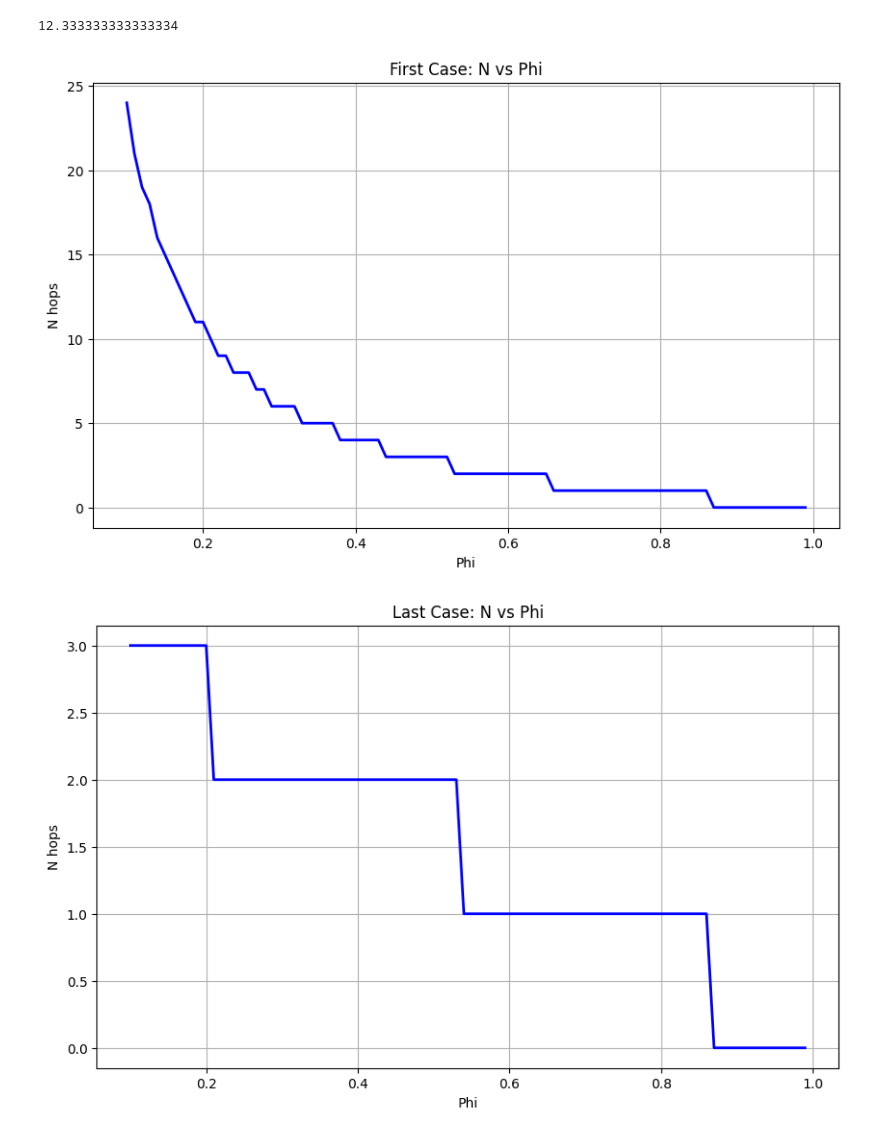
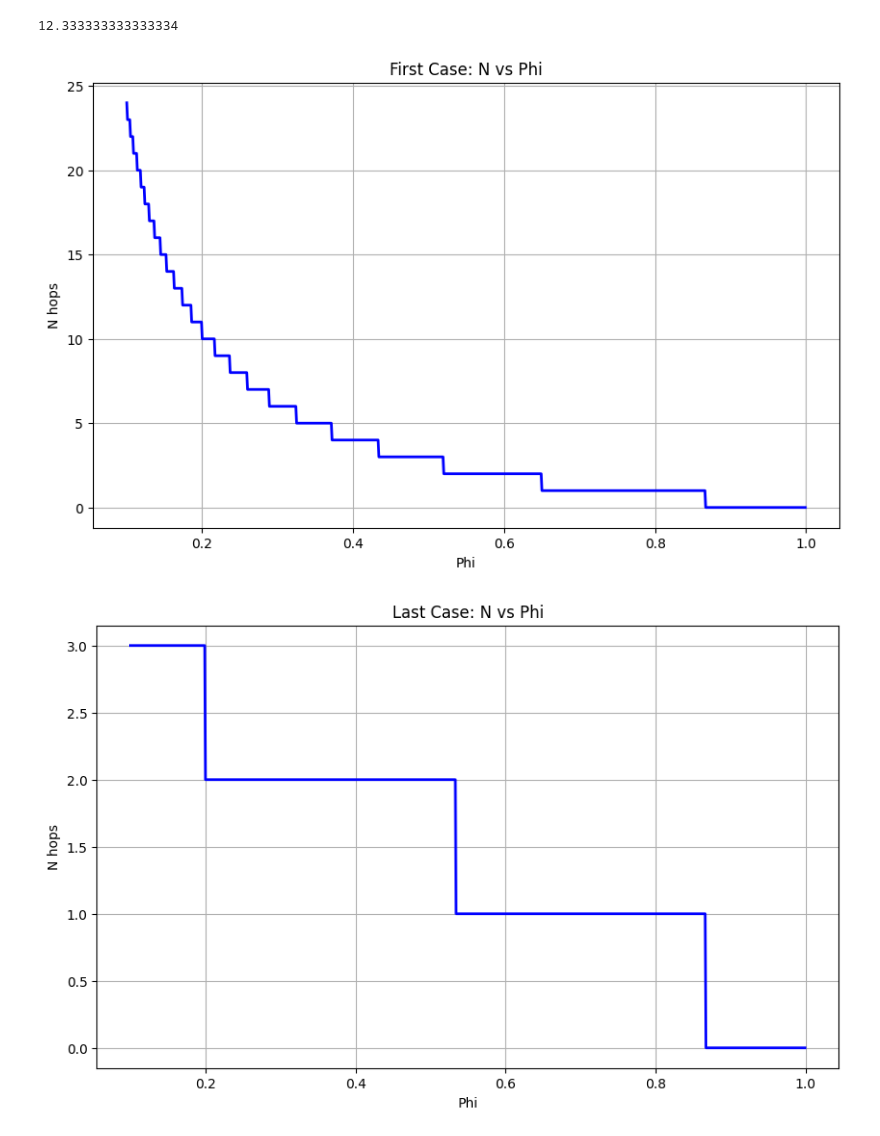
Before and after one commit to DChenet/sec_cost_simulator2, a Jupyter notebook: notebooks/figures/multisat/limits_n_sat.ipynb, the cells around one changed output. Saved outputs shown, nothing was run; the diff lists cells and outputs as text; code cells hidden in the pictures.

```diff
--- a/notebooks/figures/multisat/limits_n_sat.ipynb
+++ b/notebooks/figures/multisat/limits_n_sat.ipynb
@@ -60,10 +60,12 @@ sobdh = config["base"]["obdh"]["speed"]
 base = D * (1/sobdh) + D * (phi_obdh/sgl)
 print(base)
 
-x = np.arange(0.1, 1, 0.01)
+x = np.arange(0.1, 1, 0.001)
 y_first = []
 y_last = []
-y_even = []
+y_even_linear = []
+y_even_quadratic = []
+x_even_quadratic = []  # Store corresponding x values
 
 for phi in x:
     value = ( (-1/sisl) - (1/sec) - ((phi-phi_obdh)/sgl) + (1/sobdh) ) * (sisl/phi) + 1
@@ -76,35 +78,49 @@ for phi in x:
 # Calculate y_even using the corrected formula
 for phi in x:
     value = ( (((1/sobdh) + ((phi_obdh-phi)/sgl)) / ((1/sisl) + (1/sec))) - 1 ) * (2/(phi+1)) + 1
-    y_even.append(math.floor(value))
+    y_even_linear.append(math.floor(value))
+
+for phi in x:
+    A = ((-1/sisl) - (1/sec) + (1/sobdh) + (phi_obdh-phi)/sgl) / ((1/sisl) + (1/sec))
+    value = np.log(phi) / np.log((phi + A)/(A+1))
+    y_even_quadratic.append(math.floor(value))
 
 # Plot
 plt.figure(figsize=(10, 6))
 plt.plot(x, y_first, 'b-', linewidth=2)
 plt.xlabel('Phi')
 plt.ylabel('N hops')
 plt.title('First Case: N vs Phi')
 plt.grid(True)
 plt.show()
 
 # Plot
 plt.figure(figsize=(10, 6))
 plt.plot(x, y_last, 'b-', linewidth=2)
 plt.xlabel('Phi')
 plt.ylabel('N hops')
 plt.title('Last Case: N vs Phi')
 plt.grid(True)
 plt.show()
 
 # Plot
 plt.figure(figsize=(10, 6))
-plt.plot(x, y_even, 'b-', linewidth=2)
+plt.plot(x, y_even_linear, 'b-', linewidth=2)
 plt.xlabel('Phi')
 plt.ylabel('N hops')
-plt.title('Even Case: N vs Phi')
+plt.title('Even Case Linear: N vs Phi')
 plt.grid(True)
 plt.show()
+
+# Plot
+plt.figure(figsize=(10, 6))
+plt.plot(x, y_even_quadratic, 'b-', linewidth=2)
+plt.xlabel('Phi')
+plt.ylabel('N hops')
+plt.title('Even Case Quadratic: N vs Phi')
+plt.grid(True)
+plt.show()
 # %% [output]
 12.333333333333334
-[figure, old version]
+[figure, new version]
-[figure, old version]
+[figure, new version]
```
Also changed, not shown: parts of 1 cell of this notebook.
